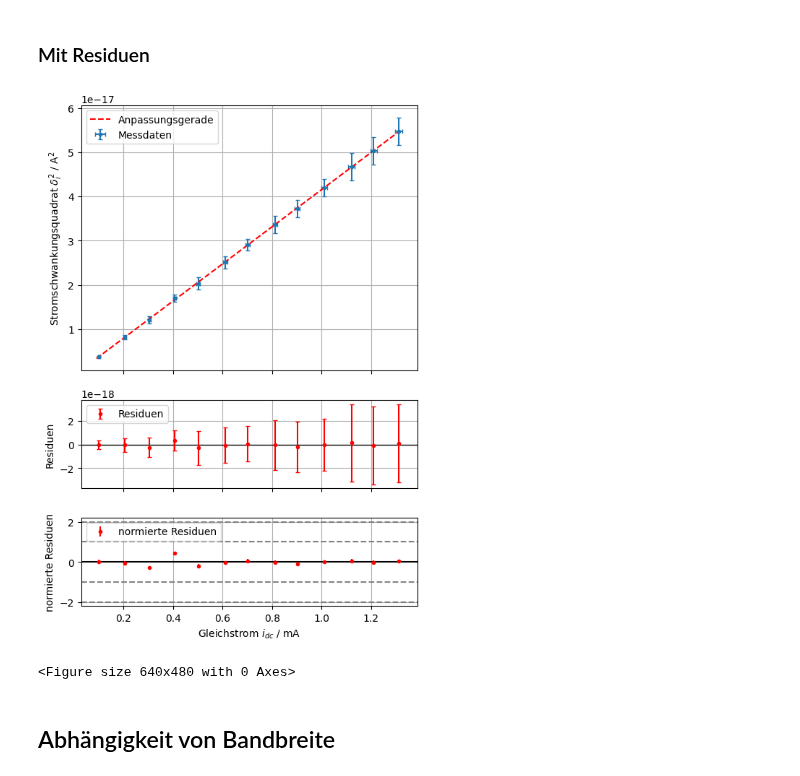
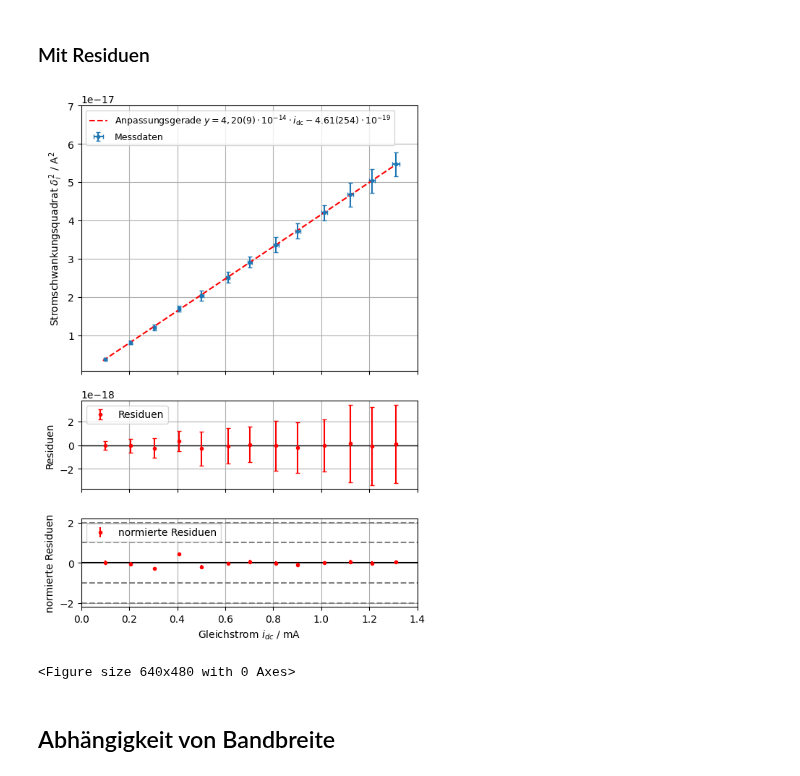
Before and after one commit to itzhaQQ/P4_WS2526, a Jupyter notebook: 425_ElektronischesRauschen/src/schrot.ipynb, the cells around one changed output. Drawn from its saved outputs; the diff is of its cells as text; code cells hidden in the pictures.

```diff
--- a/425_ElektronischesRauschen/src/schrot.ipynb
+++ b/425_ElektronischesRauschen/src/schrot.ipynb
@@ -157,9 +157,10 @@ fig, (ax1, ax2, ax3) = plt.subplots(3, 1, sharex=True,
 #ax1.set_xscale('log')
 ax1.errorbar(x*1e3, y, xerr=x_err*1e3, yerr=y_err,
              fmt='.', capsize=2, label='Messdaten')
-ax1.plot(x_fit*1e3, y_fit, 'r--', label=r'Anpassungsgerade')
+ax1.plot(x_fit*1e3, y_fit, 'r--', label=r'Anpassungsgerade $y = 4,20(9)\cdot 10^{-14}\cdot i_{\mathrm{dc}} - 4.61(254)\cdot 10^{-19}$')
 ax1.set_ylabel(r'Stromschwankungsquadrat $\delta_i^2$ / A$^2$')
-ax1.legend()
+ax1.set_ylim(top=7e-17)
+ax1.legend(loc='upper left', fontsize=9)
 ax1.grid(True)
 
 # --- Lower plot: residuals ---
@@ -167,34 +168,35 @@ ax1.grid(True)
 ax2.axhline(0, color='k', lw=1)
 #ax2.set_xscale('log')
 ax2.errorbar(x*1e3,  residual,  yerr=sigma_r,  fmt='r.', capsize=2, label='Residuen')
+ax3.set_xlim(0, 1.4)
 ax3.set_xlabel(r'Gleichstrom $i_{dc}$ / mA')
 ax2.set_ylabel(r'Residuen')
 ax2.grid(True); ax2.legend()
 
 
 ax3.axhline(0, color='k')
 ax3.axhline(2, color='gray', ls='--')
 ax3.axhline(1, color='gray', ls='--')
 ax3.axhline(-2, color='gray', ls='--')
 ax3.axhline(-1, color='gray', ls='--')
 ax3.errorbar(x*1e3, norm_res, yerr=np.ones_like(norm_res)*0.1, fmt='r.', label='normierte Residuen')
 #ax3.errorbar(x2, norm_res2, yerr=np.ones_like(norm_res2)*0.1, fmt='g.', label='Ohne letzten 2 Punkte')
 #ax3.errorbar(x3, norm_res3, yerr=np.ones_like(norm_res3)*0.1, fmt='b.', label='Ohne letzten 1 Punkte')
 #ax3.set_xlabel('Widerstand R (Ω)')
 ax3.set_ylabel('normierte Residuen')
 #plt.xscale('log')
 #plt.ylim(-20, 20)
 plt.legend(loc='upper left')
 plt.grid()
 plt.show()
 plt.tight_layout();
 plt.savefig('../plots/schrot_rauschen_gleichstrom_residuen.pdf', dpi=300)
 plt.show()
 
 # Optional: normalisierte (studentisierte) Residuen
 #norm_res  = residual  / sigma_r
 # %% [output]
-[figure, old version]
+[figure, new version]
 <Figure size 640x480 with 0 Axes>
 # %% [markdown]
 ## Abhängigkeit von Bandbreite
```
Also changed, not shown: 6 other files.
